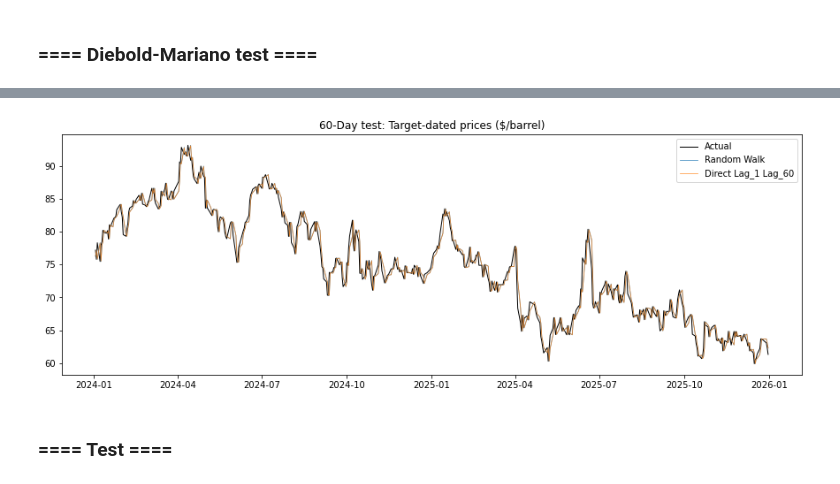
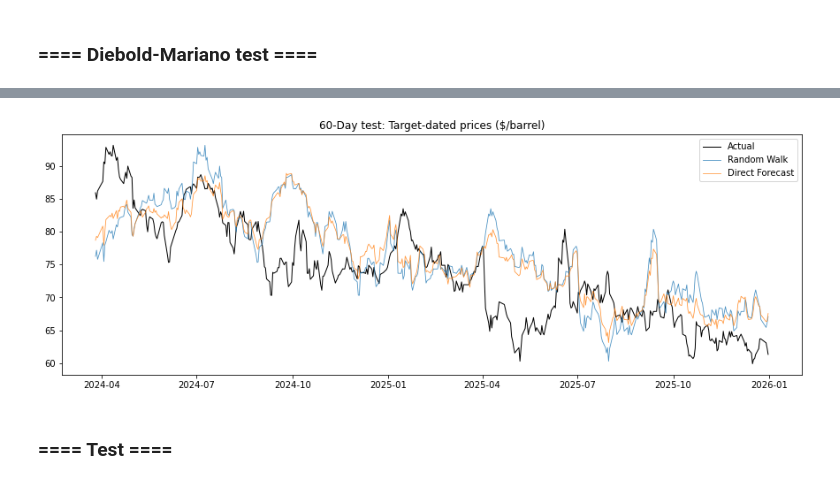
Before and after one commit to airrehn/Sample-Taxed, a Jupyter notebook: notebooks/forecast60.ipynb, the cells around one changed output, grey strips where cells are left out. Cells and saved outputs as stored; diff of their text form; code cells hidden in the pictures.

Commit message:
updated 30 and 60 days forecast

```diff
--- a/notebooks/forecast60.ipynb
+++ b/notebooks/forecast60.ipynb
@@ -21,7 +21,7 @@ data["log_return"] = log_returns(data, col="brent_spot")
 data = data.dropna()
 
 
-val_args = dict(horizon=1, start_date="2024-01-01", end_date="2025-12-31", target_end_date="2025-12-31")
+val_args = dict(horizon=60, start_date="2024-01-01", end_date="2025-12-31", target_end_date="2025-12-31")
 
 
 val_results = {
@@ -33,7 +33,7 @@ val_results = {
     "Direct Lag_5 Lag_60": walk_forward(data, forecast_funct=direct_lags_forecast, short=5, long=60, lookback=3000, **val_args)
 }
 
-compare_models(val_results, horizon=60)
+compare_models_staggered(val_results, horizon=60)
 # %% [output]
 |  | MAE | RMSE | MAPE | directional_accuracy | precision_up | recall_up | f1_up | precision_down | ... |
 | model |  |  |  |  |  |  |  |  | ... |
@@ -156,11 +120,12 @@ compare_models_staggered(val_results, horizon=60)
 # %%
 df_rr = load_dataset()
 
-df_rr = df_rr[["brent_spot", "wti", "usd", "sp500", "vix", "ovx"]]
+df_rr = df_rr[["brent_spot", "wti", "usd", "sp500", "vix", "ovx", "gpr"]]
+df_rr["log_return"] = np.log(df_rr["brent_spot"]).diff()
 df_rr = df_rr.rename(columns={"wti": "wti_spot"})
 df_rr = df_rr.dropna()
 
-for col in ["usd", "sp500", "vix", "ovx"]:
+for col in ["usd", "sp500", "vix", "ovx", "gpr"]:
     df_rr[col] = np.log(df_rr[col])
 
 df_rr.tail()
@@ -284,16 +238,16 @@ Combination           1.6558   0.0984  506.0
 # %%
 plt.figure(figsize=(15, 5))
 plt.plot(np.array(val_results["Random Walk"]["target_date"]), np.array(val_results["Random Walk"]["actual"]), label='Actual', color='black', lw=1)
 
-for name in ["Random Walk", "Direct Lag_1 Lag_60"]:
+for name in ["Random Walk", "Direct Forecast"]:
     r = val_results[name]
     plt.plot(np.array(r["target_date"]), np.array(r["forecast"]), label=name, alpha=0.8, lw=0.8)
 
 plt.title("60-Day test: Target-dated prices ($/barrel)")
 plt.legend(loc="upper right")
 plt.show()
 # %% [output]
-[figure, old version]
+[figure, new version]
 # %% [markdown]
 ### ==== Test ====
 # %%
```
Also changed, not shown: parts of 23 cells of this notebook, 1 other file.
